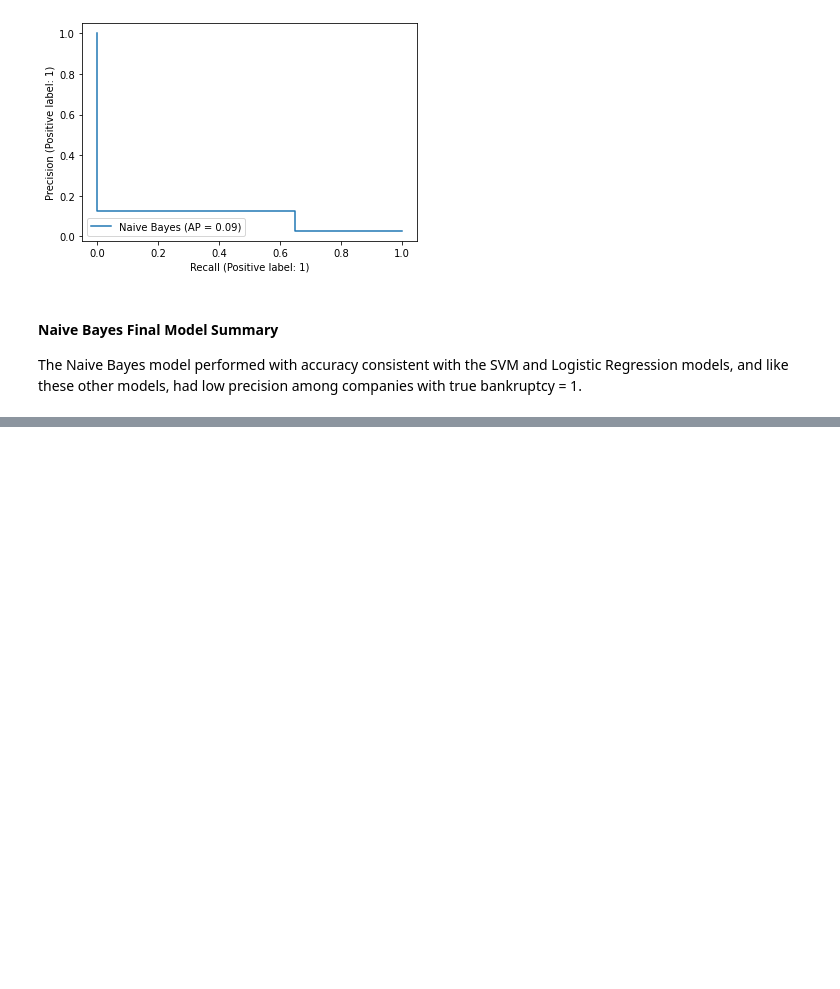
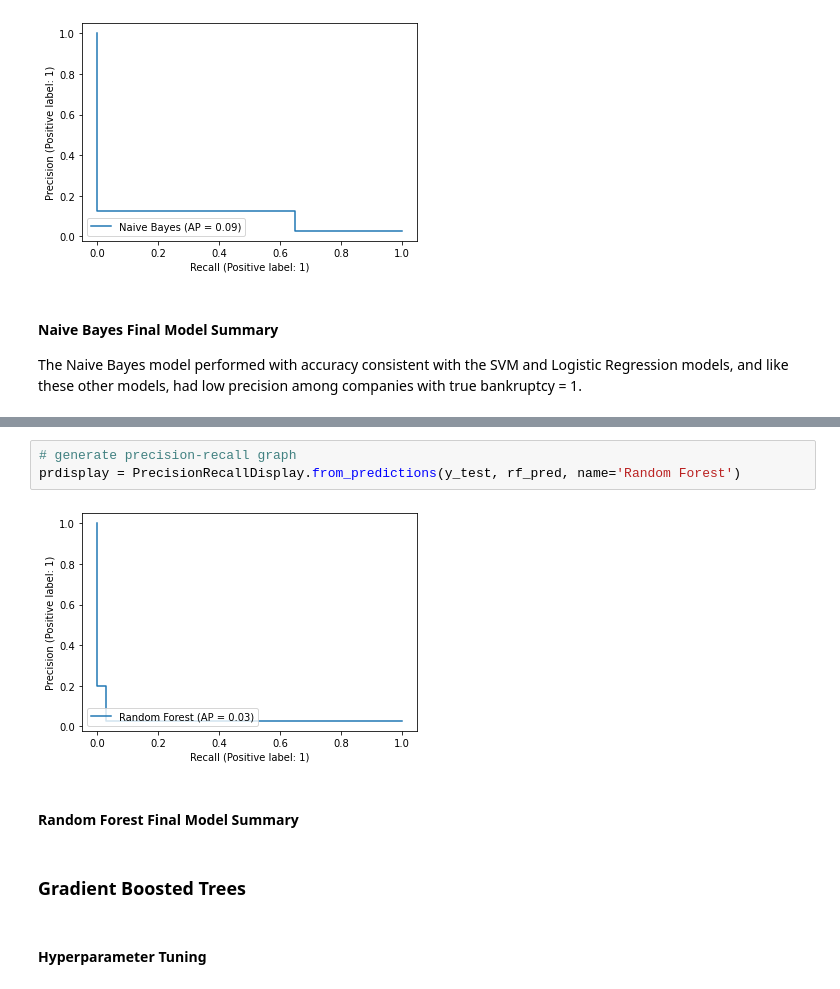
Before and after one commit to lkhart/company_bankruptcy_prediction, a Jupyter notebook: bankruptcy_eda_and_modeling.ipynb, the cells around one changed output, grey strips where cells are left out. Cells and saved outputs as stored; diff of their text form; blank space fills up the shorter version.

```diff
--- a/bankruptcy_eda_and_modeling.ipynb
+++ b/bankruptcy_eda_and_modeling.ipynb
@@ -501,0 +638,11 @@ All three of these models performed poorly on this dataset. Given the proportion
+# %%
+# generate precision-recall graph
+prdisplay = PrecisionRecallDisplay.from_predictions(y_test, rf_pred, name='Random Forest')
+# %% [output]
+[figure, added]
+# %% [markdown]
+#### Random Forest Final Model Summary
+# %% [markdown]
+### Gradient Boosted Trees
+# %% [markdown]
+#### Hyperparameter Tuning
```
Also changed, not shown: parts of 58 cells of this notebook.
